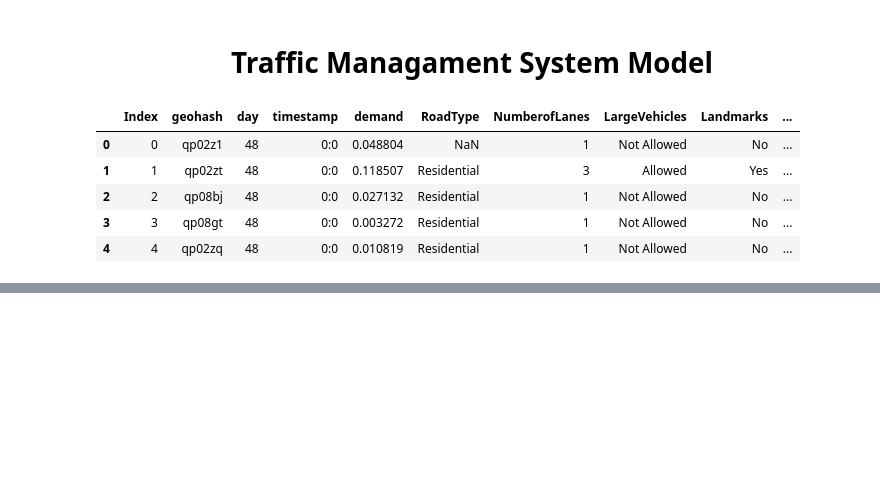
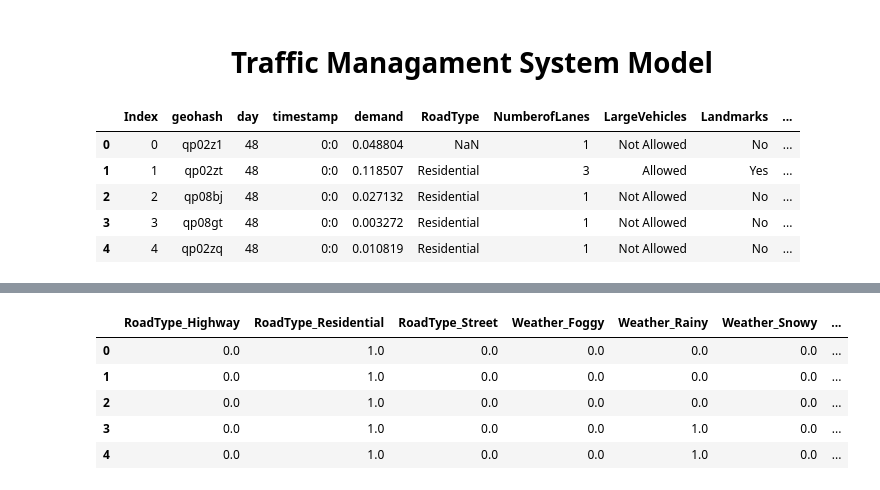
Before and after one commit to rudrapatankar/Linearly_Ascending, a Jupyter notebook: Traffic_prediction.ipynb, the cells around one changed output, grey strips where cells are left out. Drawn from its saved outputs; the diff is of its cells as text; code cells hidden in the pictures; blank space fills up the shorter version.

```diff
--- a/Traffic_prediction.ipynb
+++ b/Traffic_prediction.ipynb
@@ -16,0 +49,17 @@ df_test = pd.read_csv('tesst.csv')
+# %%
+df_train_numeric = df_train[['day','demand','NumberofLanes','Temperature','hour','minute']]
+df_train_cat = df_train[['RoadType','Weather','LargeVehicles','Landmarks']]
+
+encoder = OneHotEncoder(sparse_output=False, handle_unknown='ignore')
+encoder.set_output(transform="pandas")
+df_train_cat = encoder.fit_transform(df_train_cat)
+
+df_train_new = pd.concat([df_train_cat,df_train_numeric], axis=1)
+df_train_new.head()
+# %% [output]
+|  | RoadType_Highway | RoadType_Residential | RoadType_Street | Weather_Foggy | Weather_Rainy | Weather_Snowy | ... |
+| 0 | 0.0 | 1.0 | 0.0 | 0.0 | 0.0 | 0.0 | ... |
+| 1 | 0.0 | 1.0 | 0.0 | 0.0 | 0.0 | 0.0 | ... |
+| 2 | 0.0 | 1.0 | 0.0 | 0.0 | 0.0 | 0.0 | ... |
+| 3 | 0.0 | 1.0 | 0.0 | 0.0 | 1.0 | 0.0 | ... |
+| 4 | 0.0 | 1.0 | 0.0 | 0.0 | 1.0 | 0.0 | ... |
```
Also changed, not shown: parts of 6 cells of this notebook.
